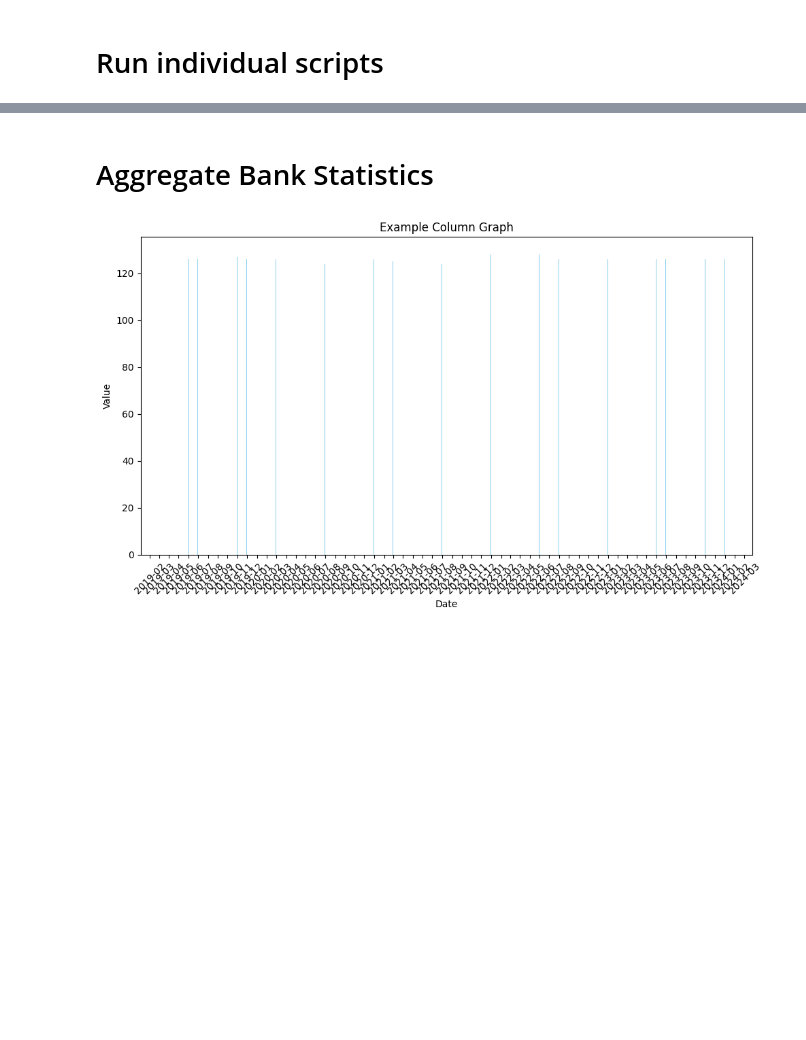
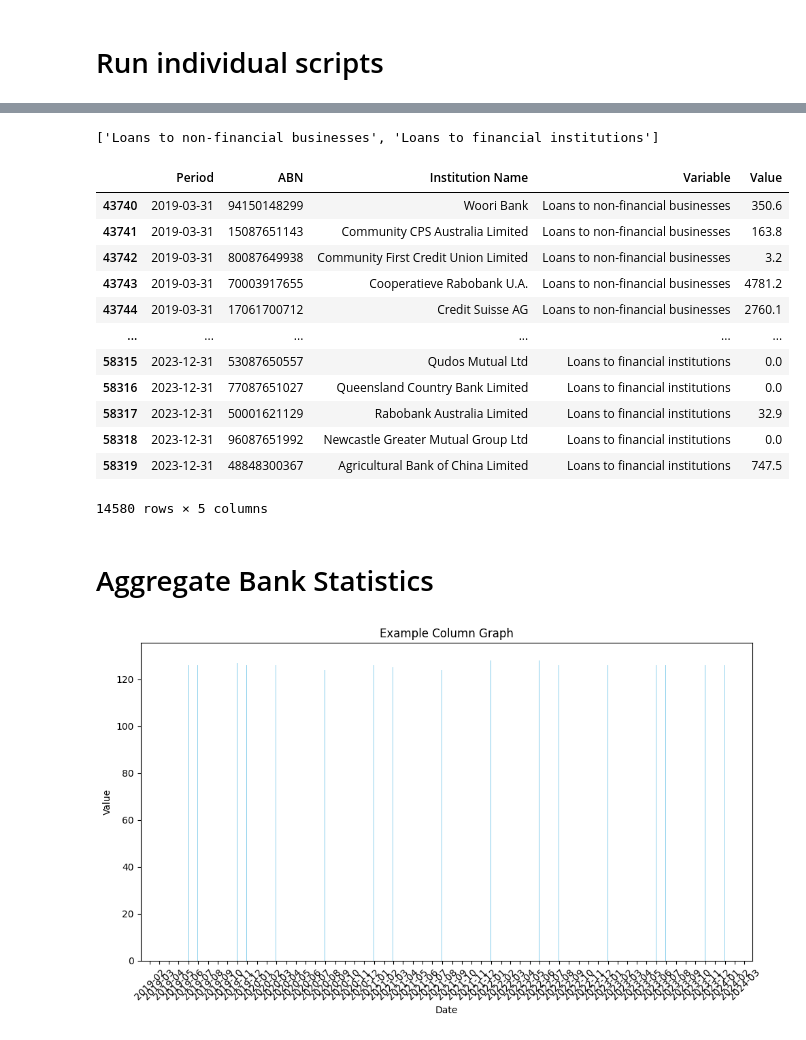
Before and after one commit to tyefraser/rba_monthly_adi_statistics_excel, a Jupyter notebook: rba_monthly_adi_statistics.ipynb, the cells around one changed output, grey strips where cells are left out. Cells and saved outputs as stored; diff of their text form; code cells hidden in the pictures; blank space fills up the shorter version.

```diff
--- a/rba_monthly_adi_statistics.ipynb
+++ b/rba_monthly_adi_statistics.ipynb
@@ -91,3 +174,23 @@ narrow_rba_monthly_stats_df = pd.melt(rba_monthly_stats_df, id_vars=id_cols, var
+# %%
+business_banking_config_dict['account_groupings']['Business Loans']
+# %% [output]
+['Loans to non-financial businesses', 'Loans to financial institutions']
+# %%
+narrow_rba_monthly_stats_df[narrow_rba_monthly_stats_df['Variable'].isin(business_banking_config_dict['account_groupings']['Business Loans'])]
+# %% [output]
+|  | Period | ABN | Institution Name | Variable | Value |
+| 43740 | 2019-03-31 | 94150148299 | Woori Bank | Loans to non-financial businesses | 350.6 |
+| 43741 | 2019-03-31 | 15087651143 | Community CPS Australia Limited | Loans to non-financial businesses | 163.8 |
+| 43742 | 2019-03-31 | 80087649938 | Community First Credit Union Limited | Loans to non-financial businesses | 3.2 |
+| 43743 | 2019-03-31 | 70003917655 | Cooperatieve Rabobank U.A. | Loans to non-financial businesses | 4781.2 |
+| 43744 | 2019-03-31 | 17061700712 | Credit Suisse AG | Loans to non-financial businesses | 2760.1 |
+| ... | ... | ... | ... | ... | ... |
+| 58315 | 2023-12-31 | 53087650557 | Qudos Mutual Ltd | Loans to financial institutions | 0.0 |
+| 58316 | 2023-12-31 | 77087651027 | Queensland Country Bank Limited | Loans to financial institutions | 0.0 |
+| 58317 | 2023-12-31 | 50001621129 | Rabobank Australia Limited | Loans to financial institutions | 32.9 |
+| 58318 | 2023-12-31 | 96087651992 | Newcastle Greater Mutual Group Ltd | Loans to financial institutions | 0.0 |
+| 58319 | 2023-12-31 | 48848300367 | Agricultural Bank of China Limited | Loans to financial institutions | 747.5 |
+14580 rows × 5 columns
 # %% [markdown]
 # Aggregate Bank Statistics
 # %%
```
Also changed, not shown: parts of 13 cells of this notebook, 6 other files.
